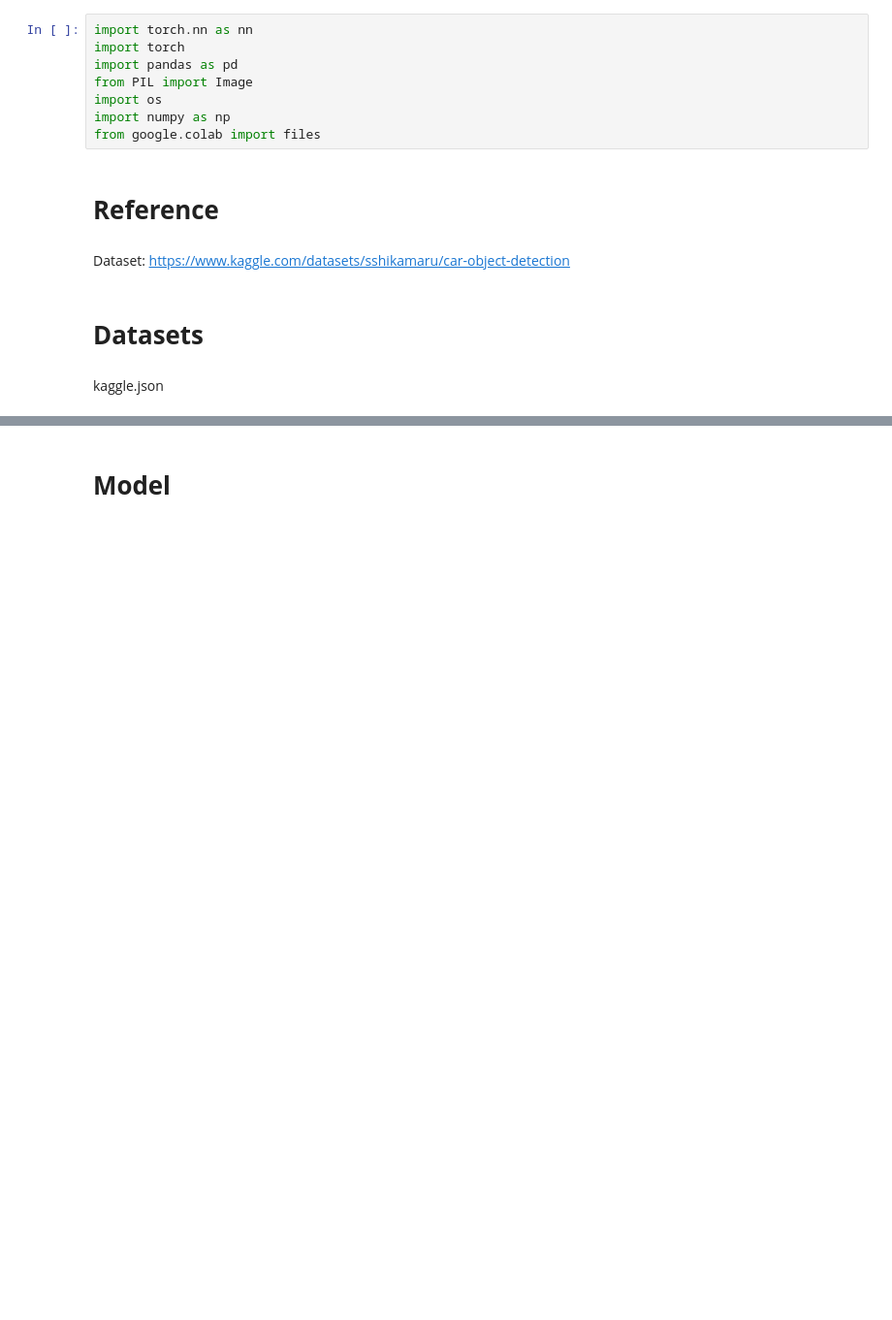
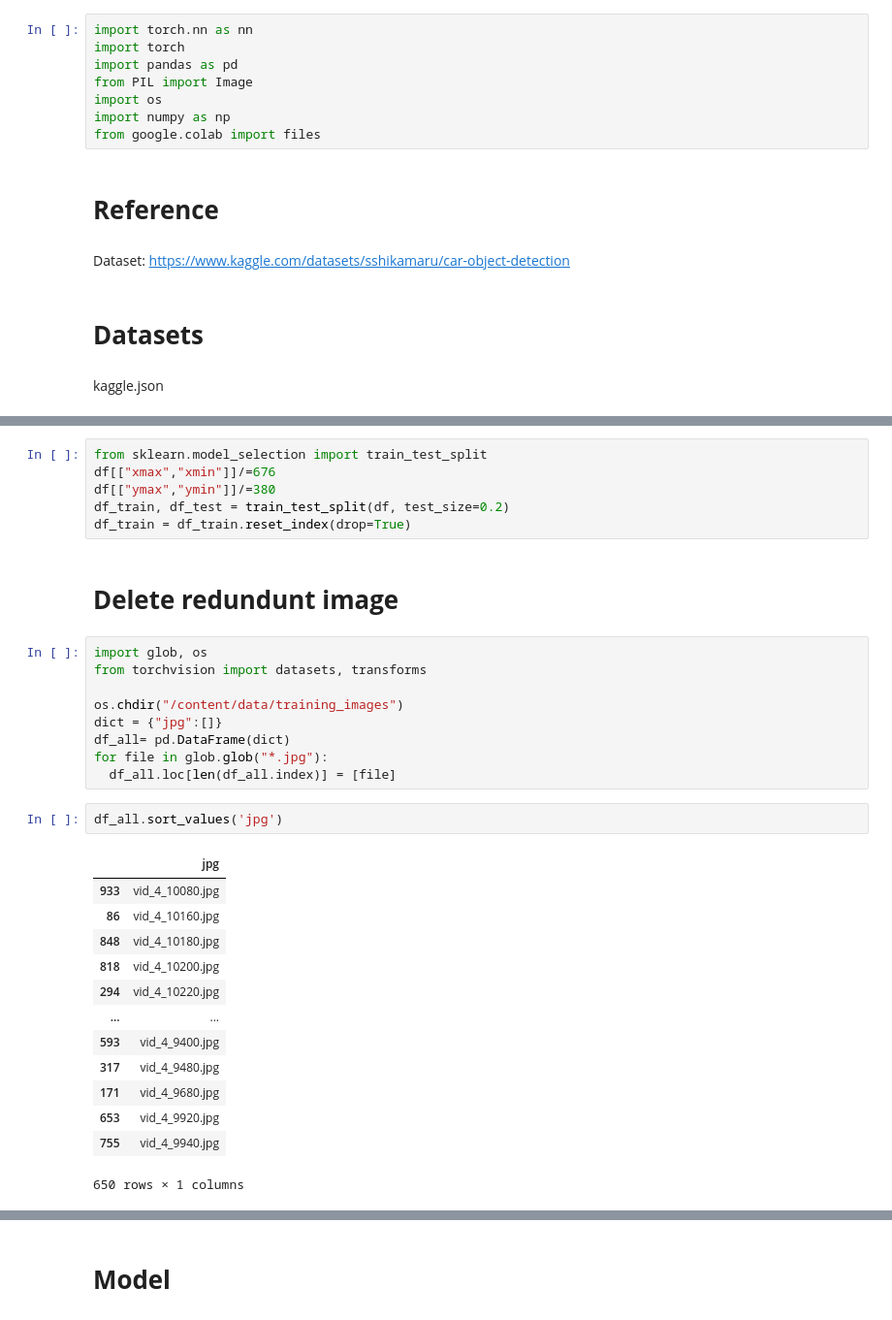
Before and after one commit to O-suke12/ObjectDetection, a Jupyter notebook: BoundingBoxRegression.ipynb, the cells around one changed output, grey strips where cells are left out. Shown at 97% size. Cells and saved outputs as stored; diff of their text form; blank space fills up the shorter version.

```diff
--- a/BoundingBoxRegression.ipynb
+++ b/BoundingBoxRegression.ipynb
@@ -97,0 +69,33 @@ TypeError: ignored
+# %%
+from sklearn.model_selection import train_test_split
+df[["xmax","xmin"]]/=676
+df[["ymax","ymin"]]/=380
+df_train, df_test = train_test_split(df, test_size=0.2)
+df_train = df_train.reset_index(drop=True)
+# %% [markdown]
+# **Delete redundunt image**
+# %%
+import glob, os
+from torchvision import datasets, transforms
+
+os.chdir("/content/data/training_images")
+dict = {"jpg":[]}
+df_all= pd.DataFrame(dict)
+for file in glob.glob("*.jpg"):
+  df_all.loc[len(df_all.index)] = [file]
+# %%
+df_all.sort_values('jpg')
+# %% [output]
+|  | jpg |
+| 933 | vid_4_10080.jpg |
+| 86 | vid_4_10160.jpg |
+| 848 | vid_4_10180.jpg |
+| 818 | vid_4_10200.jpg |
+| 294 | vid_4_10220.jpg |
+| ... | ... |
+| 593 | vid_4_9400.jpg |
+| 317 | vid_4_9480.jpg |
+| 171 | vid_4_9680.jpg |
+| 653 | vid_4_9920.jpg |
+| 755 | vid_4_9940.jpg |
+650 rows × 1 columns
```
Also changed, not shown: parts of 23 cells of this notebook.
